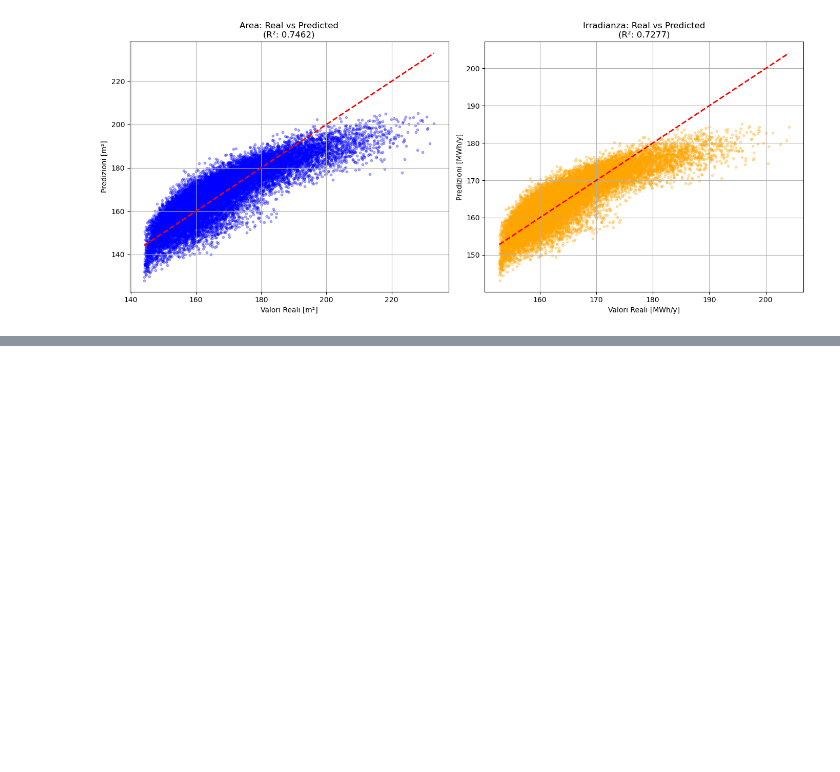
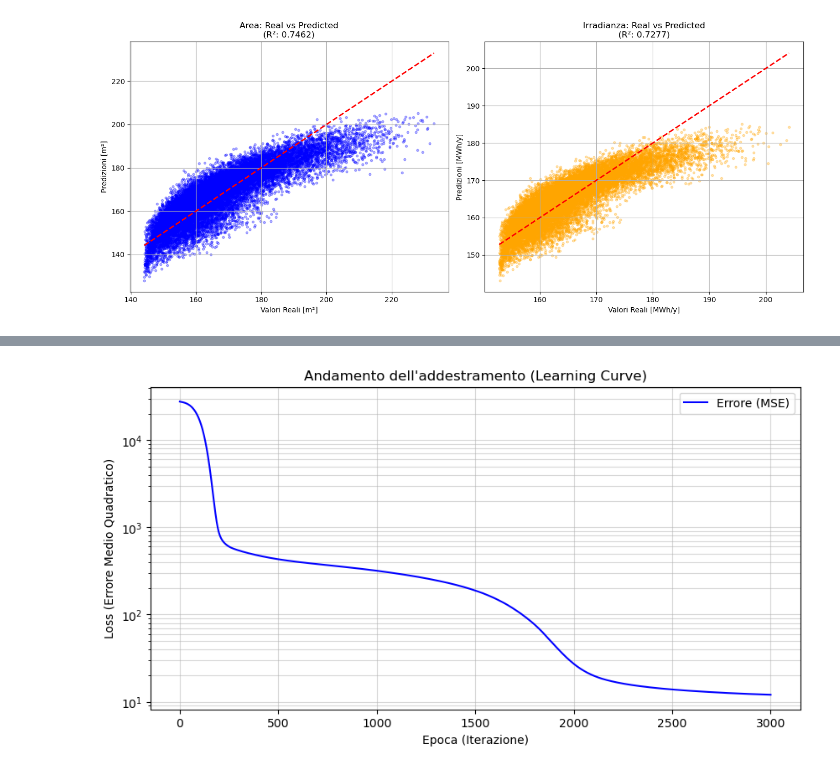
Before and after one commit to rezucch1/RadIAnce-AntonioliZucchi, a Jupyter notebook: checkpoint1.ipynb, the cells around one changed output, grey strips where cells are left out. Saved outputs shown, nothing was run; the diff lists cells and outputs as text; code cells hidden in the pictures; blank space fills up the shorter version.

```diff
--- a/checkpoint1.ipynb
+++ b/checkpoint1.ipynb
@@ -156,0 +268,18 @@ plt.show()
+# %%
+import matplotlib.pyplot as plt
+
+plt.figure(figsize=(10, 5))
+plt.plot(history_loss, color='blue', label='Errore (MSE)')
+plt.title('Andamento dell\'addestramento (Learning Curve)')
+plt.xlabel('Epoca (Iterazione)')
+plt.ylabel('Loss (Errore Medio Quadratico)')
+
+# Usiamo la scala logaritmica se l'errore cala di molti ordini di grandezza
+# Questo permette di vedere meglio i miglioramenti verso la fine
+plt.yscale('log')
+
+plt.grid(True, which="both", ls="-", alpha=0.5)
+plt.legend()
+plt.show()
+# %% [output]
+[figure, added]
```
Also changed, not shown: parts of 7 cells of this notebook.
